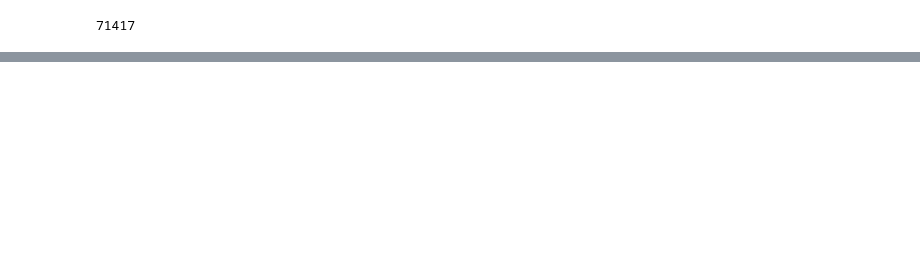
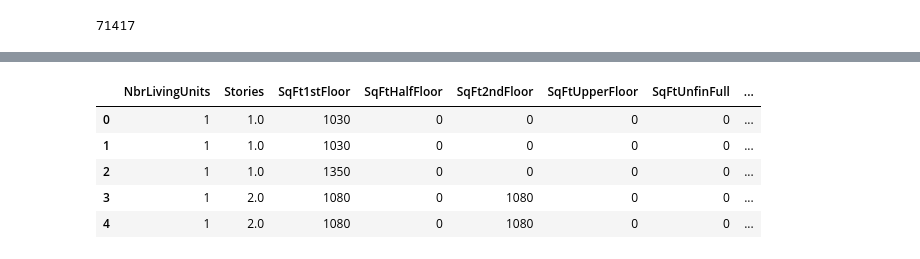
Before and after one commit to BanuSelinTosun/street-smart, a Jupyter notebook: Reduced_Price_Range_Modelling.ipynb, the cells around one changed output, grey strips where cells are left out. Saved outputs shown, nothing was run; the diff lists cells and outputs as text; code cells hidden in the pictures; blank space fills up the shorter version.

```diff
--- a/Reduced_Price_Range_Modelling.ipynb
+++ b/Reduced_Price_Range_Modelling.ipynb
@@ -209,0 +181,4 @@ plt.show();
+# %%
+def new_prediction_matrix(df):
+    df['Documentation_YearAge'] = 0
+    return df
@@ -209,0 +187,9 @@ plt.show();
+# %%
+X_predict.head()
+# %% [output]
+|  | NbrLivingUnits | Stories | SqFt1stFloor | SqFtHalfFloor | SqFt2ndFloor | SqFtUpperFloor | SqFtUnfinFull | ... |
+| 0 | 1 | 1.0 | 1030 | 0 | 0 | 0 | 0 | ... |
+| 1 | 1 | 1.0 | 1030 | 0 | 0 | 0 | 0 | ... |
+| 2 | 1 | 1.0 | 1350 | 0 | 0 | 0 | 0 | ... |
+| 3 | 1 | 2.0 | 1080 | 0 | 1080 | 0 | 0 | ... |
+| 4 | 1 | 2.0 | 1080 | 0 | 1080 | 0 | 0 | ... |
```
Also changed, not shown: parts of 49 cells of this notebook, 1 other file.
